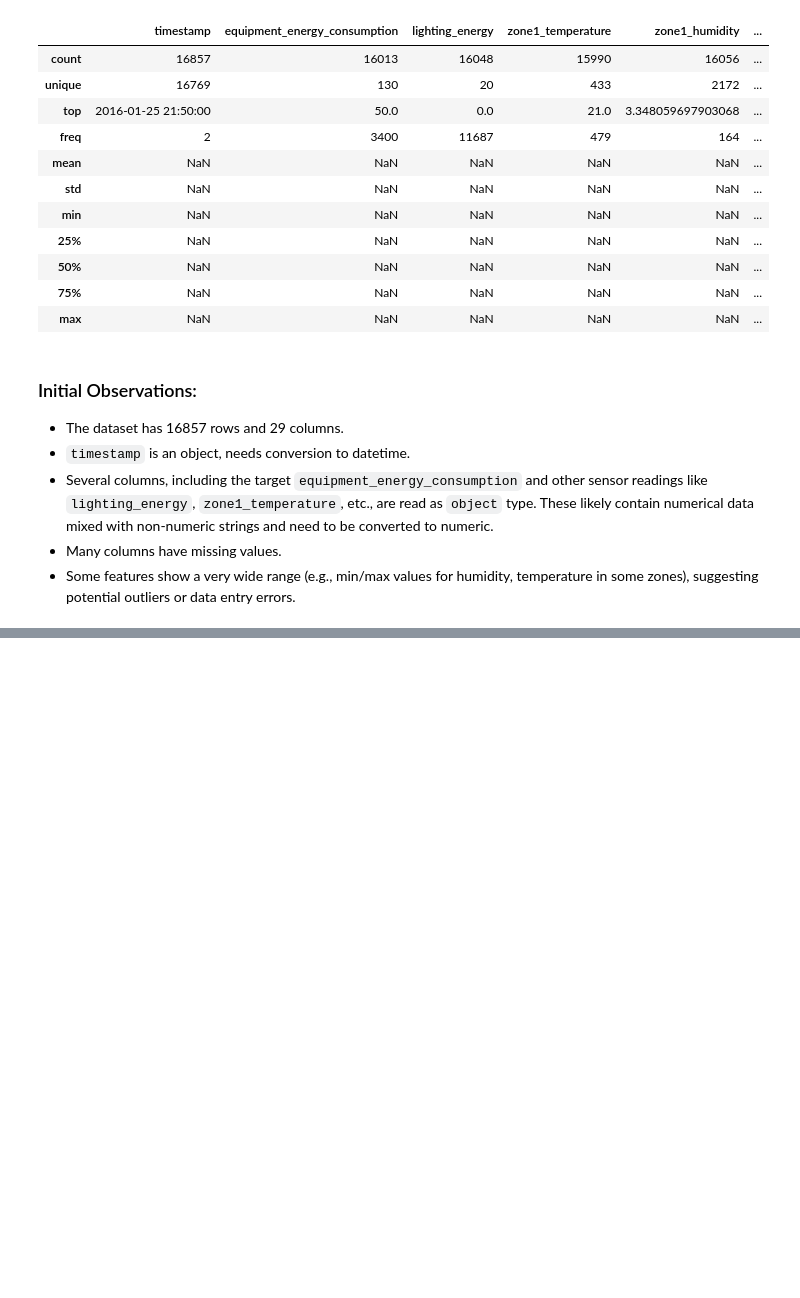
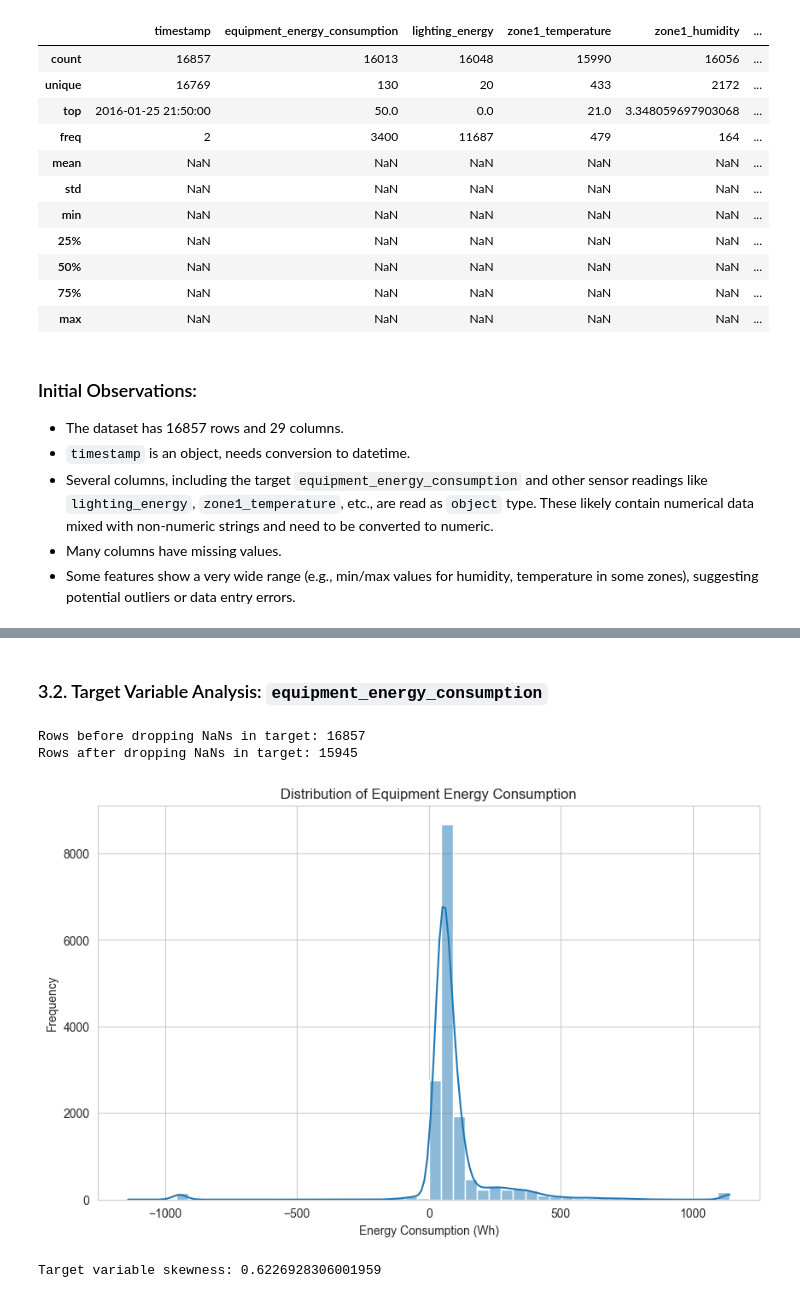
Before and after one commit to vaibhav7k/DS-Intern-Assignment-Vaibhav_Waghmare, a Jupyter notebook: SmartFactoryEnergyPrediction.ipynb, the cells around one changed output, grey strips where cells are left out. Cells and saved outputs as stored; diff of their text form; code cells hidden in the pictures; blank space fills up the shorter version.

Commit message:
Perform EDA - type conversions, initial missing value check, target distribution

```diff
--- a/SmartFactoryEnergyPrediction.ipynb
+++ b/SmartFactoryEnergyPrediction.ipynb
@@ -105,0 +110,17 @@ Summary Statistics:
+# %%
+# Convert timestamp to datetime objects
+df['timestamp'] = pd.to_datetime(df['timestamp'], errors='coerce')
+
+# Identify columns that are object type but should be numeric
+potential_numeric_cols = [
+    'equipment_energy_consumption', 'lighting_energy',
+    'zone1_temperature', 'zone1_humidity', 'zone2_temperature' # As per data description, these are also numeric
+]
+
+for col in potential_numeric_cols:
+    if col in df.columns and df[col].dtype == 'object':
+        df[col] = pd.to_numeric(df[col], errors='coerce')
+        print(f"Converted column '{col}' to numeric.")
+
+print("\nData types after initial conversion:")
+df.info()
@@ -105,0 +145,23 @@ Summary Statistics:
+# %% [markdown]
+### 3.2. Target Variable Analysis: `equipment_energy_consumption`
+# %%
+# Drop rows where the target variable is NaN, as these cannot be used for training or evaluation.
+print(f"Rows before dropping NaNs in target: {len(df)}")
+df.dropna(subset=['equipment_energy_consumption'], inplace=True)
+print(f"Rows after dropping NaNs in target: {len(df)}")
+df.reset_index(drop=True, inplace=True)
+
+# Visualize target variable distribution
+plt.figure(figsize=(10, 6))
+sns.histplot(df['equipment_energy_consumption'], kde=True, bins=50)
+plt.title('Distribution of Equipment Energy Consumption')
+plt.xlabel('Energy Consumption (Wh)')
+plt.ylabel('Frequency')
+plt.show()
+
+print("\nTarget variable skewness:", df['equipment_energy_consumption'].skew())
+# %% [output]
+Rows before dropping NaNs in target: 16857
+Rows after dropping NaNs in target: 15945
+[figure, added]
+Target variable skewness: 0.6226928306001959
```
Also changed, not shown: parts of 7 cells of this notebook.
